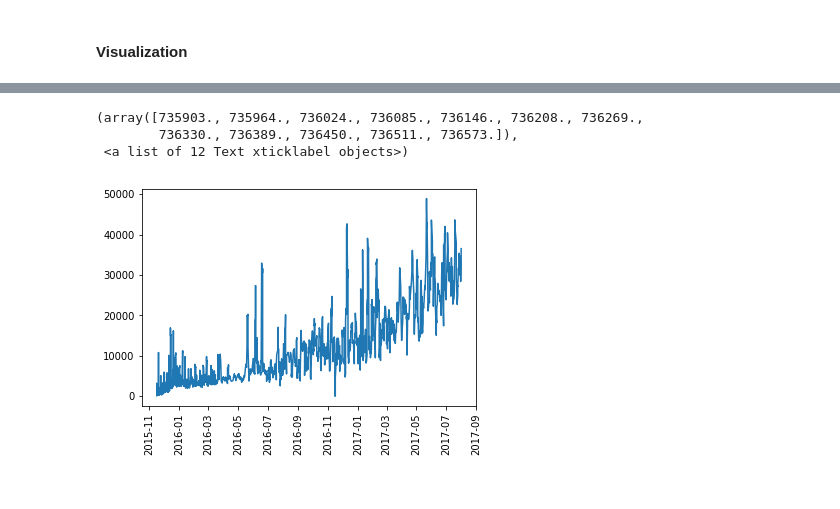
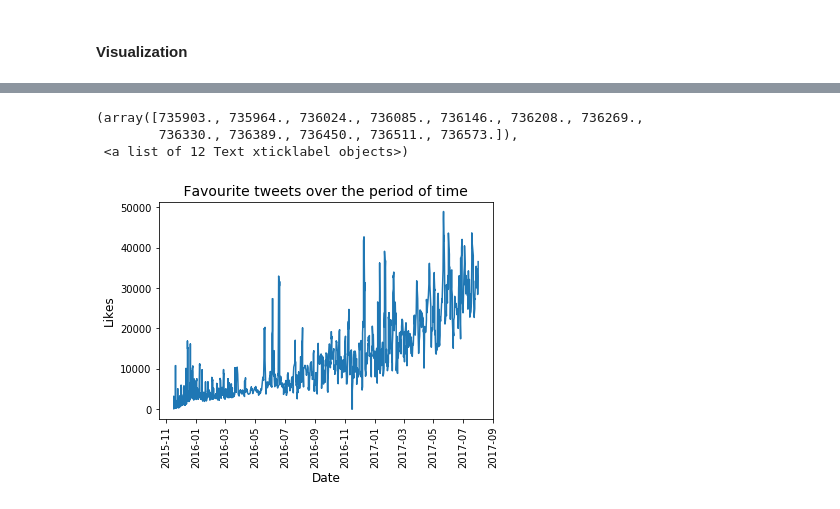
Before and after one commit to ibragimoveldor/Data-Analyst-Projects, a Jupyter notebook: Project_4/Intro_to_data_wrangling/Final_project/wrangle_act.ipynb, the cells around one changed output, grey strips where cells are left out. Cells and saved outputs as stored; diff of their text form; code cells hidden in the pictures.

```diff
--- a/Project_4/Intro_to_data_wrangling/Final_project/wrangle_act.ipynb
+++ b/Project_4/Intro_to_data_wrangling/Final_project/wrangle_act.ipynb
@@ -558,9 +595,12 @@ k = tweet_favorites.corr()
-# %%
-retweets = t['retweets'].rolling(window=5).mean()
-plt.plot(t['date'],t['tweet_favorites'].rolling(window=5).mean())
-plt.xticks(rotation = 'vertical')
-# %% [output]
-(array([735903., 735964., 736024., 736085., 736146., 736208., 736269.,
-        736330., 736389., 736450., 736511., 736573.]),
- <a list of 12 Text xticklabel objects>)
-[figure, removed]
+# %%
+# 2. How the favorite tweet rate is changed?
+plt.plot(t['date'],t['tweet_favorites'].rolling(window=5).mean())
+plt.title(' Favourite tweets over the period of time ', fontsize=14)
+plt.xlabel('Date', fontsize=12)
+plt.ylabel('Likes', fontsize=12)
+plt.xticks(rotation = 'vertical')
+# %% [output]
+(array([735903., 735964., 736024., 736085., 736146., 736208., 736269.,
+        736330., 736389., 736450., 736511., 736573.]),
+ <a list of 12 Text xticklabel objects>)
+[figure, added]
```
Also changed, not shown: parts of 27 cells of this notebook.
